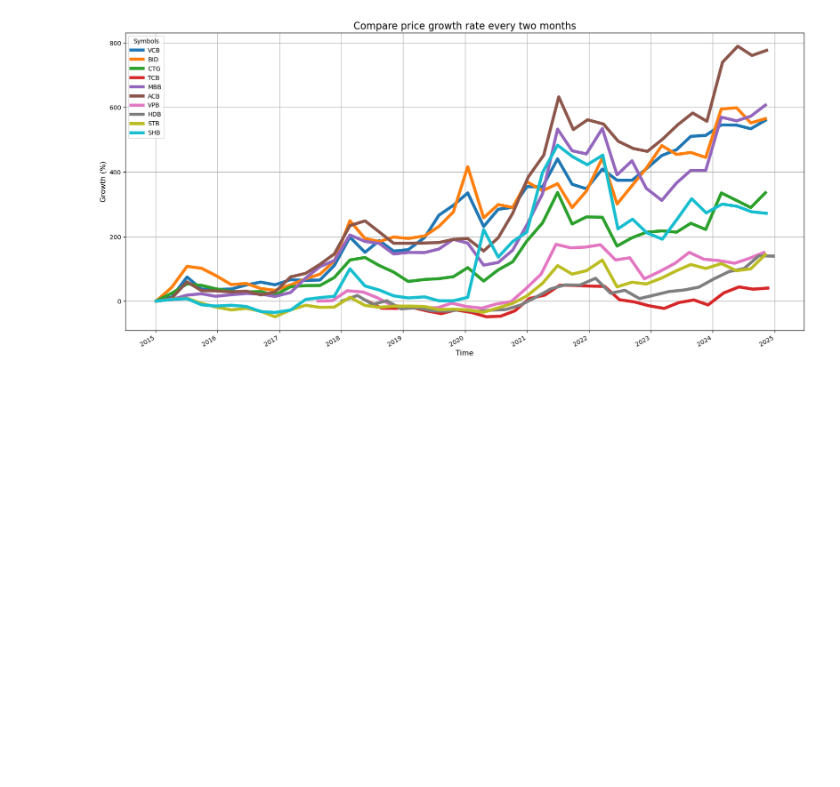
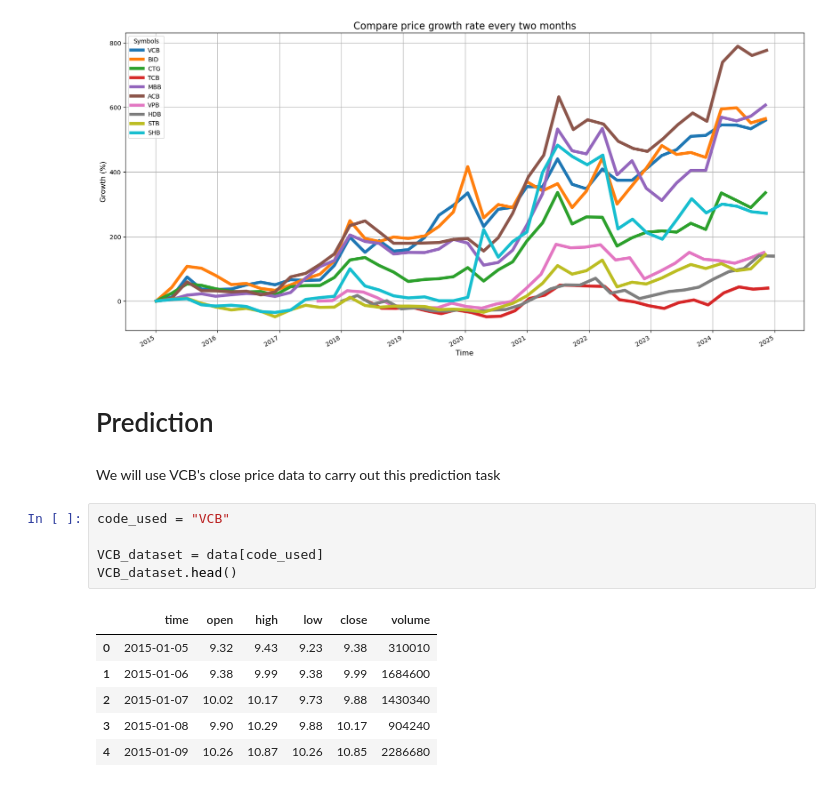
Before and after one commit to ngocbao220/Bigdata-ASM1-StockPrice, a Jupyter notebook: notebook/explore.ipynb, the cells around one changed output. Saved outputs shown, nothing was run; the diff lists cells and outputs as text; blank space fills up the shorter version.

```diff
--- a/notebook/explore.ipynb
+++ b/notebook/explore.ipynb
@@ -146,3 +146,19 @@ ax.grid()
 plt.show()
 # %% [output]
 [figure]
+# %% [markdown]
+# Prediction
+# %% [markdown]
+We will use VCB's close price data to carry out this prediction task
+# %%
+code_used = "VCB"
+
+VCB_dataset = data[code_used]
+VCB_dataset.head()
+# %% [output]
+|  | time | open | high | low | close | volume |
+| 0 | 2015-01-05 | 9.32 | 9.43 | 9.23 | 9.38 | 310010 |
+| 1 | 2015-01-06 | 9.38 | 9.99 | 9.38 | 9.99 | 1684600 |
+| 2 | 2015-01-07 | 10.02 | 10.17 | 9.73 | 9.88 | 1430340 |
+| 3 | 2015-01-08 | 9.90 | 10.29 | 9.88 | 10.17 | 904240 |
+| 4 | 2015-01-09 | 10.26 | 10.87 | 10.26 | 10.85 | 2286680 |
```
Also changed, not shown: parts of 10 cells of this notebook, 14 other files.
